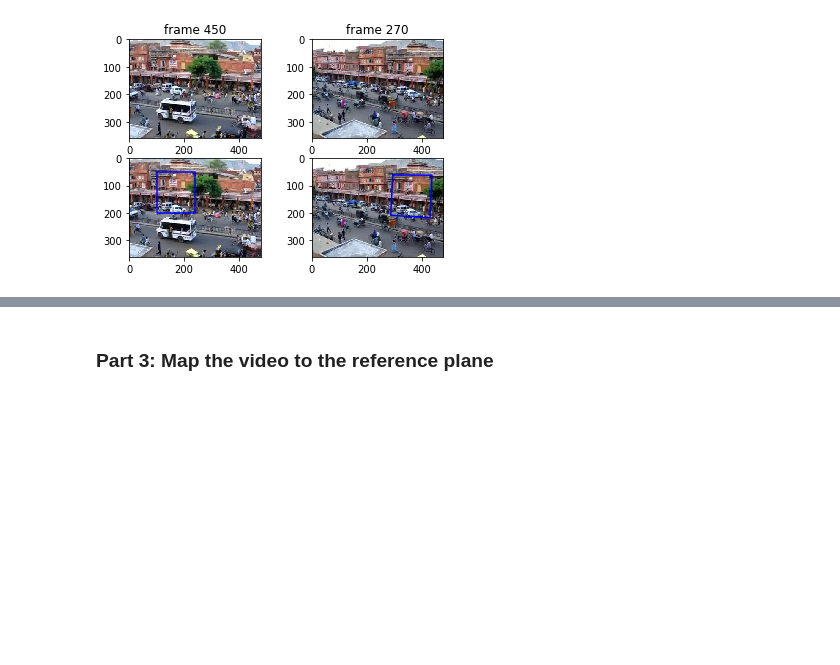
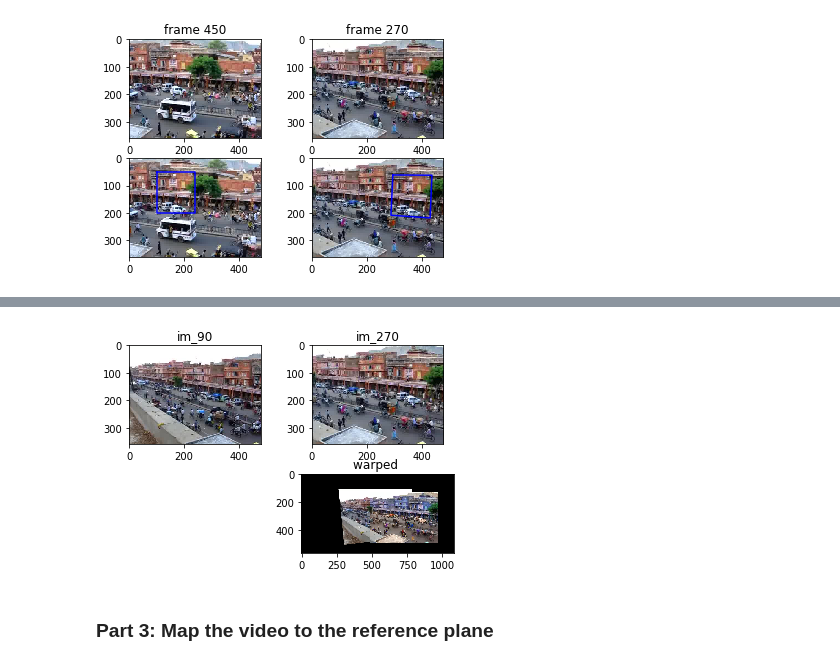
Before and after one commit to brs191/illinois, a Jupyter notebook: ComputationalPhotography/VideoStitchingProcessing/Project_5.ipynb, the cells around one changed output, grey strips where cells are left out. Drawn from its saved outputs; the diff is of its cells as text; code cells hidden in the pictures; blank space fills up the shorter version.

```diff
--- a/ComputationalPhotography/VideoStitchingProcessing/Project_5.ipynb
+++ b/ComputationalPhotography/VideoStitchingProcessing/Project_5.ipynb
@@ -348,0 +272,84 @@ H_90_270 shape  (3, 3)
+# %%
+master_frames =[90, 270, 450, 630, 810]
+reference_frame = 450
+reference_idx = master_frames.index(reference_frame)
+
+projectedWidth = 900
+projectedHeight = 450
+
+im_90 = cv2.imread('./images/input/frames/f0090.jpg')
+im_270 = cv2.imread('./images/input/frames/f0270.jpg')
+im_450 = cv2.imread('./images/input/frames/f0450.jpg')
+im_630 = cv2.imread('./images/input/frames/f0630.jpg')
+im_810 = cv2.imread('./images/input/frames/f0810.jpg')
+
+H_90 = auto_homography(im_90, reference_450, computeHomography)
+sourceHomography = H_90
+refHomography = np.identity(3)
+projectedSource = cv2.warpPerspective(im_90, H_90, (projectedWidth, projectedHeight))
+projectedReference = cv2.warpPerspective(reference_450, refHomography, (projectedWidth, projectedHeight))
+
+blendedOutput = utils.blendImages(projectedSource, projectedReference)
+canvas_height = 560
+canvas_width = 1080
+blended_canvas = np.zeros((canvas_height, canvas_width, 3), 'uint8')
+img_w = blendedOutput.shape[1]
+img_h = blendedOutput.shape[0]
+
+x_offset = int(canvas_height/2 - (img_h/2))
+y_offset = int((canvas_width/2)-(img_w/2))
+
+blended_canvas[x_offset:x_offset+blendedOutput.shape[0], y_offset:y_offset+blendedOutput.shape[1]] = blendedOutput
+fig = plt.figure()
+ax1 = fig.add_subplot(221)
+plt.imshow(cv2.cvtColor(im_90, cv2.COLOR_BGR2RGB))
+plt.title('im_90')
+
+ax2 = fig.add_subplot(222)
+plt.imshow(cv2.cvtColor(im_270, cv2.COLOR_BGR2RGB))
+plt.title('im_270')
+
+# ax3 = fig.add_subplot(223)
+# plt.imshow(cv2.cvtColor(im_450, cv2.COLOR_BGR2RGB))
+# plt.title('im_450')
+
+ax4 = fig.add_subplot(224)
+plt.imshow(cv2.cvtColor(blended_canvas, cv2.COLOR_BGR2RGB))
+plt.title("warped ")
+
+
+# H_270 = auto_homography(im_270, reference_450, computeHomography)
+# sourceHomography = H_270
+# refHomography = np.identity(3)
+
+# projectedSource = cv2.warpPerspective(im_270, H_270, (projectedWidth, projectedHeight))
+# projectedReference = cv2.warpPerspective(reference_450, refHomography, (projectedWidth, projectedHeight))
+
+# blendedOutput = utils.blendImages(projectedSource, projectedReference)
+# canvas_height = 560
+# canvas_width = 1080
+# blended_canvas = np.zeros((canvas_height, canvas_width, 3), 'uint8')
+# img_w = blendedOutput.shape[1]
+# img_h = blendedOutput.shape[0]
+
+# x_offset = int(canvas_height/2 - (img_h/2))
+# y_offset = int((canvas_width/2)-(img_w/2))
+
+# blended_canvas[x_offset:x_offset+blendedOutput.shape[0], y_offset:y_offset+blendedOutput.shape[1]] = blendedOutput
+# fig = plt.figure()
+# ax1 = fig.add_subplot(221)
+# plt.imshow(cv2.cvtColor(im_90, cv2.COLOR_BGR2RGB))
+# plt.title('im_90')
+
+# ax2 = fig.add_subplot(222)
+# plt.imshow(cv2.cvtColor(im_270, cv2.COLOR_BGR2RGB))
+# plt.title('im_270')
+
+# ax3 = fig.add_subplot(223)
+# plt.imshow(cv2.cvtColor(im_450, cv2.COLOR_BGR2RGB))
+# plt.title('im_450')
+
+# ax4 = fig.add_subplot(224)
+# plt.imshow(cv2.cvtColor(blended_canvas, cv2.COLOR_BGR2RGB))
+# plt.title("warped ")
+# %% [output]
@@ -349,3 +358,4 @@ H_90_270 shape  (3, 3)
+[figure, added]
 # %% [markdown]
 ### Part 3: Map the video to the reference plane
 # %%
```
Also changed, not shown: parts of 10 cells of this notebook.
